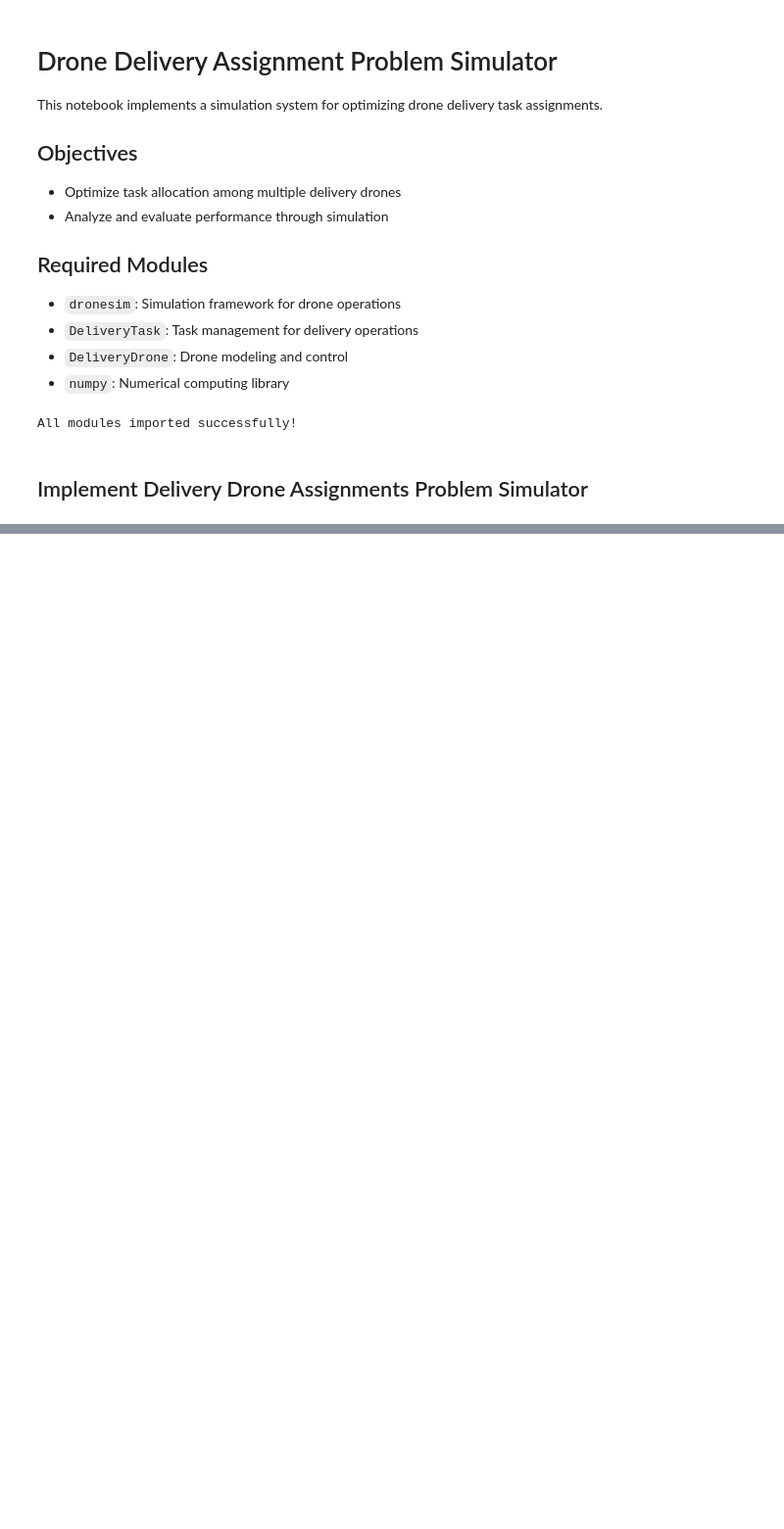
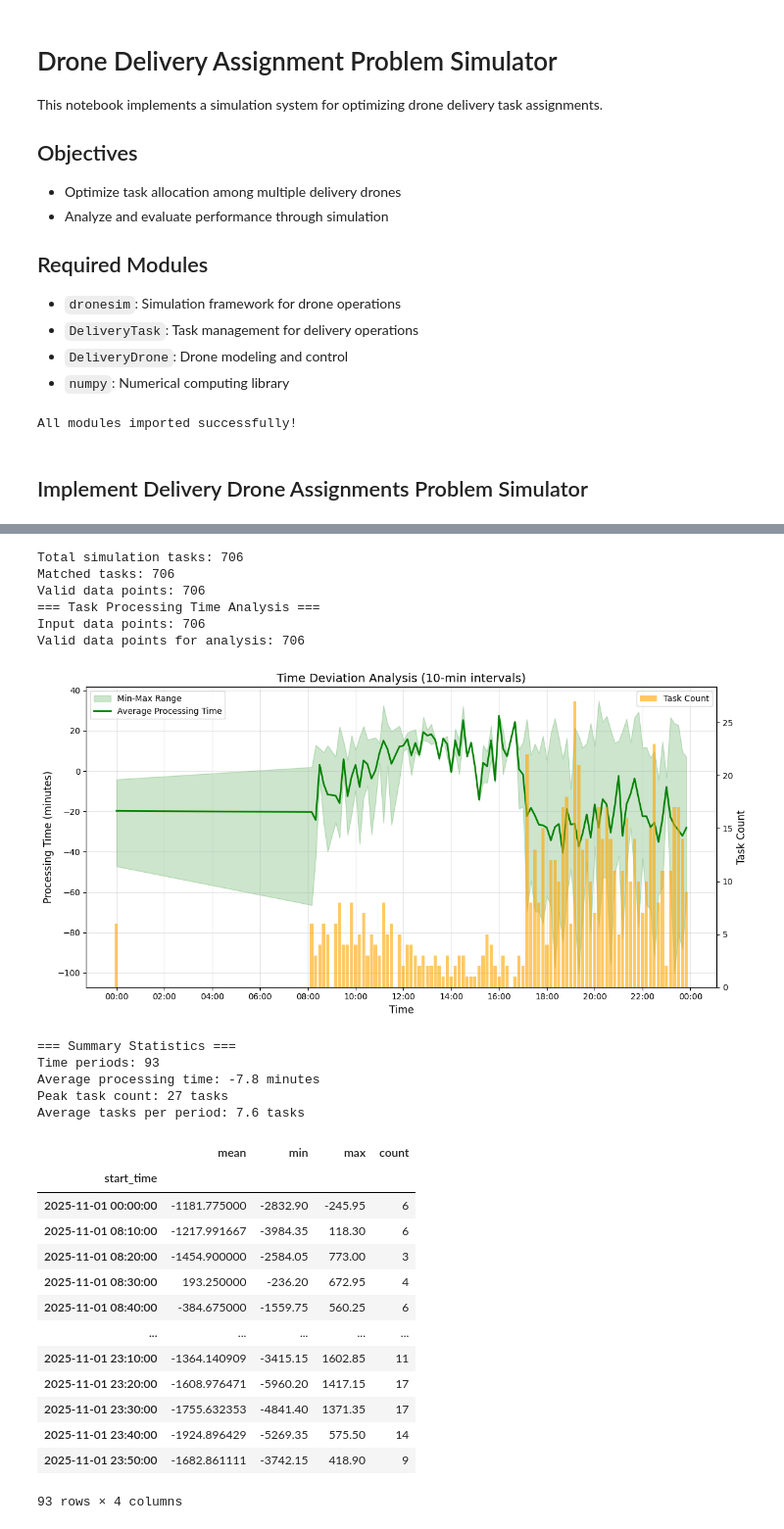
Before and after one commit to sangaje/Drone_Assignment_Simulator, a Jupyter notebook: example/Assignments_Sim.ipynb, the cells around one changed output, grey strips where cells are left out. Shown at 98% size. Cells and saved outputs as stored; diff of their text form; code cells hidden in the pictures; blank space fills up the shorter version.

```diff
--- a/example/Assignments_Sim.ipynb
+++ b/example/Assignments_Sim.ipynb
@@ -84,0 +546,5 @@ class DroneAssignmentsProblemSimulator(Simulator[DeliveryDrone, DeliveryTask]):
+# %%
+# Run Nearest Drone Assignment Strategy simulation
+nearest_sim = NearestDroneAssignmentStrategy(100)
+nearest_sim.run("./test.csv", lambda task: task.order_time, j = 1, batch_size=100)
+p_nearest = SimPlot(nearest_sim, "./sample_submission.csv")
@@ -84,0 +572,30 @@ class DroneAssignmentsProblemSimulator(Simulator[DeliveryDrone, DeliveryTask]):
+# %%
+# Nearest Strategy - Time Deviation Analysis
+p_nearest.deviation_in_time_taken()
+# %% [output]
+Total simulation tasks: 706
+Matched tasks: 706
+Valid data points: 706
+=== Task Processing Time Analysis ===
+Input data points: 706
+Valid data points for analysis: 706
+[figure, added]
+=== Summary Statistics ===
+Time periods: 93
+Average processing time: -7.8 minutes
+Peak task count: 27 tasks
+Average tasks per period: 7.6 tasks
+|  | mean | min | max | count |
+| start_time |  |  |  |  |
+| 2025-11-01 00:00:00 | -1181.775000 | -2832.90 | -245.95 | 6 |
+| 2025-11-01 08:10:00 | -1217.991667 | -3984.35 | 118.30 | 6 |
+| 2025-11-01 08:20:00 | -1454.900000 | -2584.05 | 773.00 | 3 |
+| 2025-11-01 08:30:00 | 193.250000 | -236.20 | 672.95 | 4 |
+| 2025-11-01 08:40:00 | -384.675000 | -1559.75 | 560.25 | 6 |
+| ... | ... | ... | ... | ... |
+| 2025-11-01 23:10:00 | -1364.140909 | -3415.15 | 1602.85 | 11 |
+| 2025-11-01 23:20:00 | -1608.976471 | -5960.20 | 1417.15 | 17 |
+| 2025-11-01 23:30:00 | -1755.632353 | -4841.40 | 1371.35 | 17 |
+| 2025-11-01 23:40:00 | -1924.896429 | -5269.35 | 575.50 | 14 |
+| 2025-11-01 23:50:00 | -1682.861111 | -3742.15 | 418.90 | 9 |
+93 rows × 4 columns
```
Also changed, not shown: parts of 19 cells of this notebook, 18 other files.
